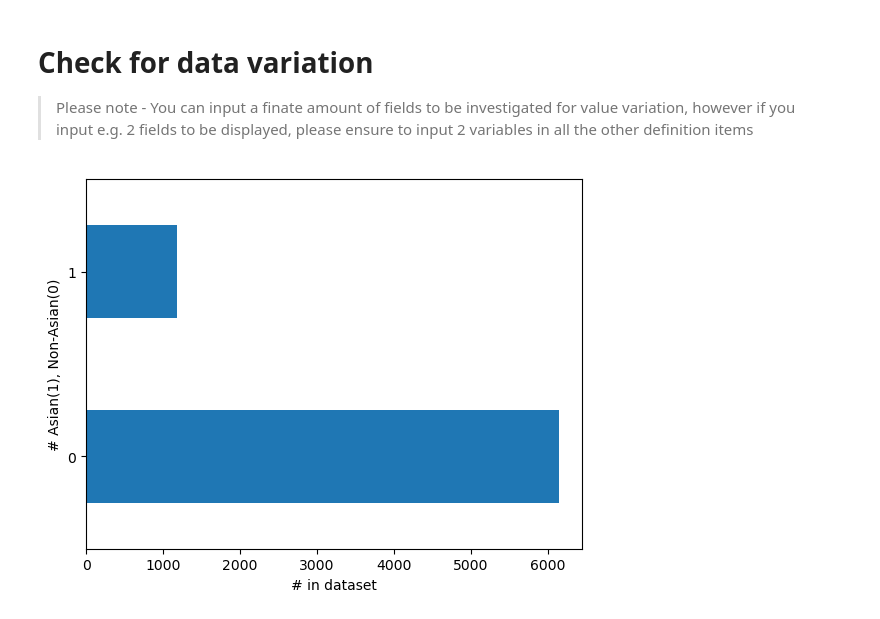
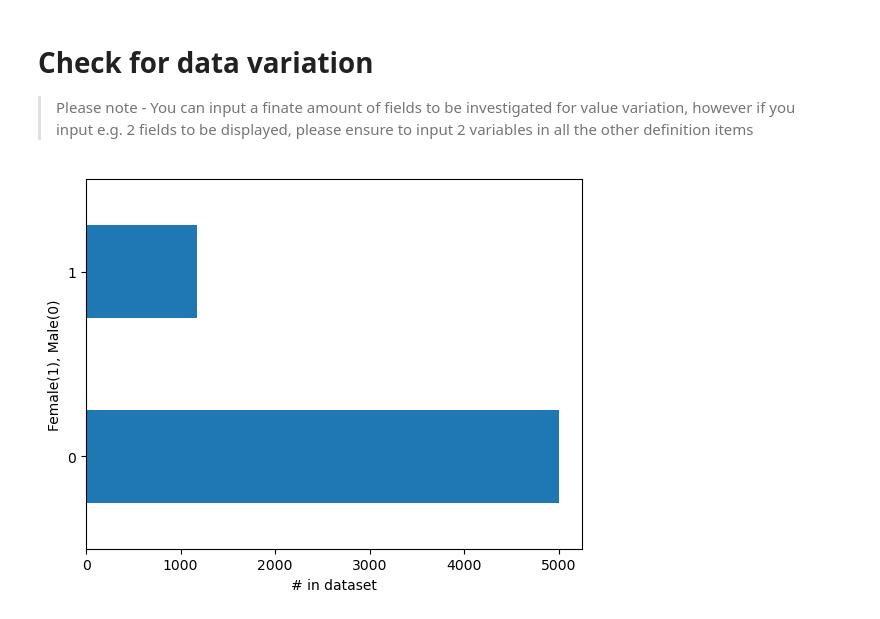
Before and after one commit to nikitamsz/AIFAIR-TOOLKIT, a Jupyter notebook: ValuesVariation.ipynb, the cells around one changed output. Saved outputs shown, nothing was run; the diff lists cells and outputs as text; code cells hidden in the pictures.

```diff
--- a/ValuesVariation.ipynb
+++ b/ValuesVariation.ipynb
@@ -26,7 +25,7 @@ def check_data_variation(dataframe, columns, graph_types, graph_output_names, gr
 > Please note - You can input a finate amount of fields to be investigated for value variation, however if you input e.g. 2 fields to be displayed, please ensure to input 2 variables in all the other definition items
 # %%
 data = pd.read_csv('dataset/propublica_data_for_fairml.csv')
-check_data_variation(data, ['Female','Asian'], ['barh','barh'], ['num_females_to_males','num_asian_to_non_asian'],
-                     ['# in dataset','# in dataset'], ['Female(1), Male(0)','# Asian(1), Non-Asian(0)'])
+check_data_variation(data, ['Female'], ['barh'], ['num_females_to_males'],
+                     ['# in dataset'], ['Female(1), Male(0)'])
 # %% [output]
-[figure, old version]
+[figure, new version]
```
Also changed, not shown: parts of 1 cell of this notebook, 4 other files.
